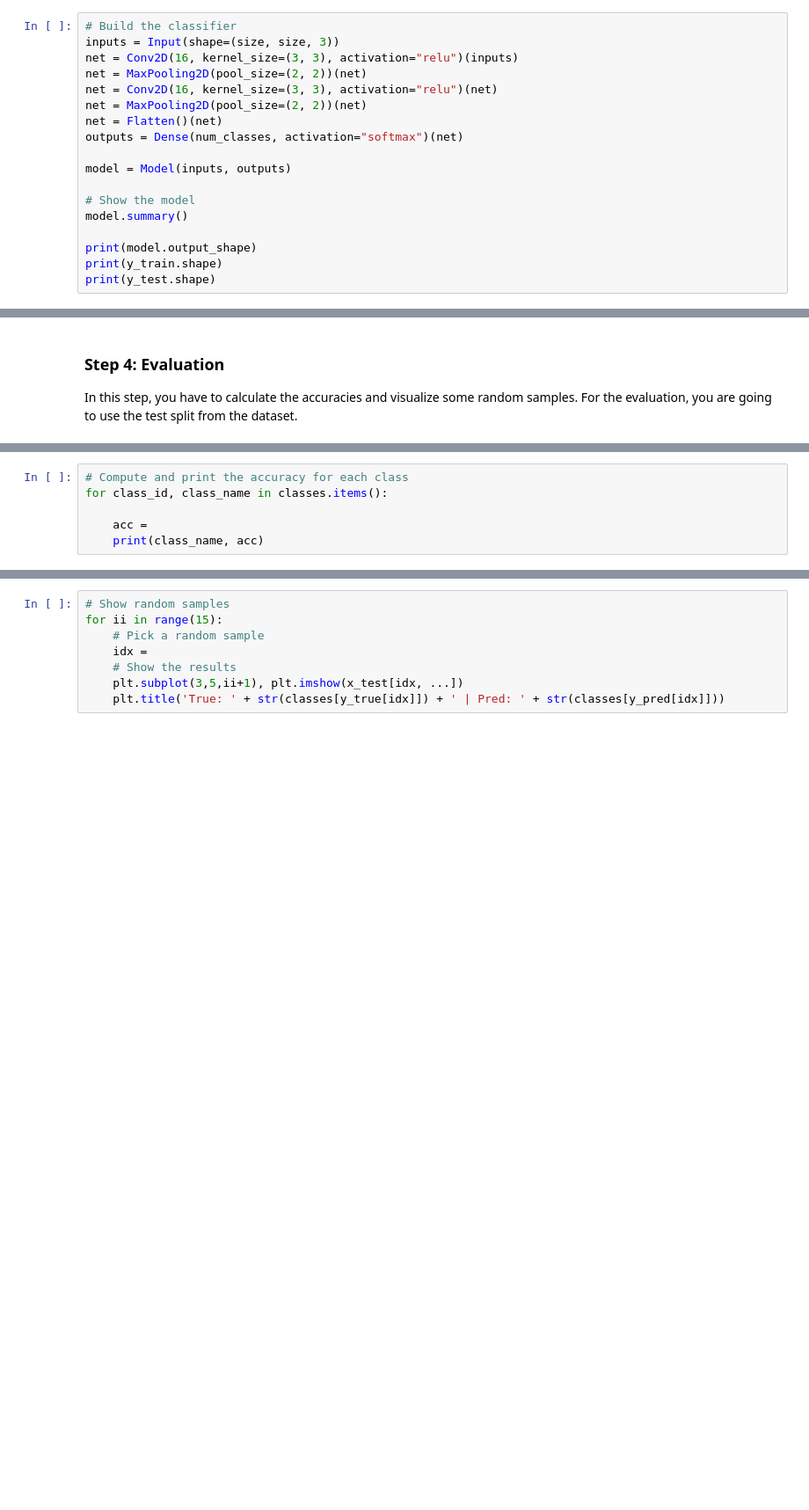
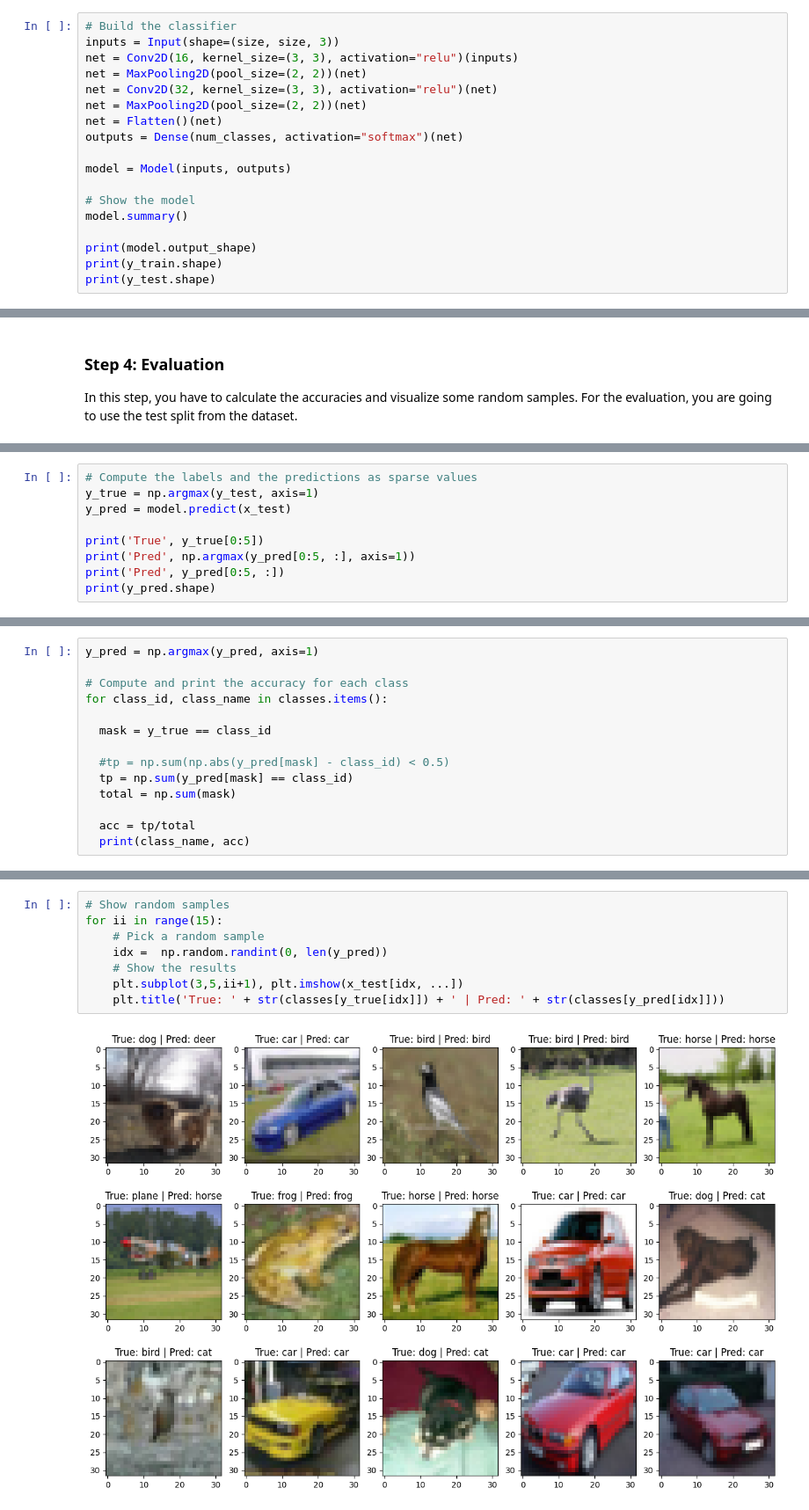
Before and after one commit to sergiyromanenko/CV-HW, a Jupyter notebook: lesson_14/homework/Homework.ipynb, the cells around one changed output, grey strips where cells are left out. Shown at 88% size. Cells and saved outputs as stored; diff of their text form; blank space fills up the shorter version.

```diff
--- a/lesson_14/homework/Homework.ipynb
+++ b/lesson_14/homework/Homework.ipynb
@@ -98,7 +100,7 @@ Build the CNN for CIFAR10 classification. For starters, you can use the same net
 inputs = Input(shape=(size, size, 3))
 net = Conv2D(16, kernel_size=(3, 3), activation="relu")(inputs)
 net = MaxPooling2D(pool_size=(2, 2))(net)
-net = Conv2D(16, kernel_size=(3, 3), activation="relu")(net)
+net = Conv2D(32, kernel_size=(3, 3), activation="relu")(net)
 net = MaxPooling2D(pool_size=(2, 2))(net)
 net = Flatten()(net)
 outputs = Dense(num_classes, activation="softmax")(net)
@@ -175,0 +190,9 @@ y_pred =
+# %%
+# Compute the labels and the predictions as sparse values
+y_true = np.argmax(y_test, axis=1)
+y_pred = model.predict(x_test)
+
+print('True', y_true[0:5])
+print('Pred', np.argmax(y_pred[0:5, :], axis=1))
+print('Pred', y_pred[0:5, :])
+print(y_pred.shape)
@@ -176,6 +214,14 @@ y_pred =
 # %%
+y_pred = np.argmax(y_pred, axis=1)
+
 # Compute and print the accuracy for each class
 for class_id, class_name in classes.items():
 
-    acc =
-    print(class_name, acc)
+  mask = y_true == class_id
+
+  #tp = np.sum(np.abs(y_pred[mask] - class_id) < 0.5)
+  tp = np.sum(y_pred[mask] == class_id)
+  total = np.sum(mask)
+
+  acc = tp/total
+  print(class_name, acc)
@@ -187,11 +248,13 @@ print('Test metric', ev[1])
 # %%
 # Show random samples
 for ii in range(15):
     # Pick a random sample
-    idx =
+    idx =  np.random.randint(0, len(y_pred))
     # Show the results
     plt.subplot(3,5,ii+1), plt.imshow(x_test[idx, ...])
     plt.title('True: ' + str(classes[y_true[idx]]) + ' | Pred: ' + str(classes[y_pred[idx]]))
+# %% [output]
+[figure, added]
 # %% [markdown]
 ### Questions
 * What is the overall accuracy of the classifier?
```
Also changed, not shown: parts of 10 cells of this notebook.
